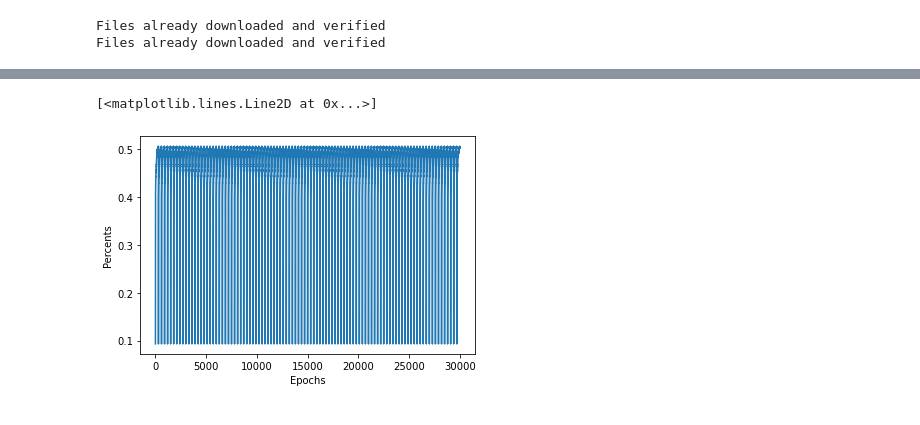
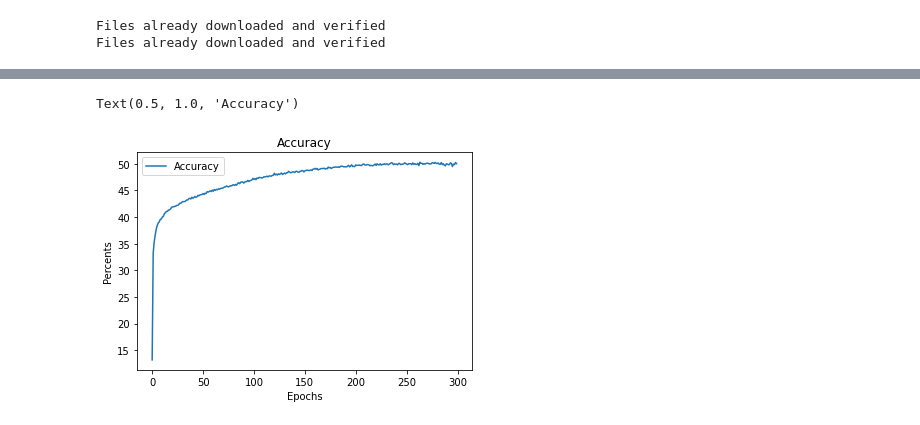
Before and after one commit to nguyjd/ecgr-4106-homeworks, a Jupyter notebook: homework 2/Homework2.ipynb, the cells around one changed output, grey strips where cells are left out. Drawn from its saved outputs; the diff is of its cells as text; code cells hidden in the pictures.

```diff
--- a/homework 2/Homework2.ipynb
+++ b/homework 2/Homework2.ipynb
@@ -91,2 +90,3 @@ optimizer = optim.SGD(model.parameters(), lr=0.001)
 # %%
-training_loop(NUM_EPOCHS, optimizer, model, nn.MSELoss(), training_vars, validation_vars, price_training, price_validation)
+train_loss, val_loss = training_loop(NUM_EPOCHS, optimizer, model, loss_function, training_tensor,
+                                     validation_tensor, price_training, price_validation)
@@ -92,0 +127,15 @@ training_loop(NUM_EPOCHS, optimizer, model, nn.MSELoss(), training_vars, validat
+# %%
+# Model with three hidden layer of 8, 32, 10
+model_new = nn.Sequential(
+        nn.Linear(5, 8),
+        nn.Tanh(),
+        nn.Linear(8, 32),
+        nn.Tanh(),
+        nn.Linear(32, 10),
+        nn.Tanh(),
+        nn.Linear(10, 1))
+
+optimizer = optim.SGD(model_new.parameters(), lr=.01)
+
+train_loss, val_loss = training_loop(NUM_EPOCHS, optimizer, model_new, nn.MSELoss(), training_tensor,
+                                     validation_tensor, price_training, price_validation)
@@ -218,15 +288,21 @@ plt.plot(val_losses, label='Validation loss')
 # %%
 # Plotting the accuracy of the model.
 
 fig = plt.figure()
 # Name the x and y axis
 plt.xlabel("Epochs")
 plt.ylabel("Percents")
 
-plt.plot(accuracies * 100, label='Accuracy')
+for i, x in enumerate(accuracies):
+    accuracies[i] = x * 100
+
+
+plt.plot(accuracies, label='Accuracy')
+plt.legend()
+plt.title("Accuracy")
 # %% [output]
-[<matplotlib.lines.Line2D at 0x...>]
+Text(0.5, 1.0, 'Accuracy')
-[figure, old version]
+[figure, new version]
 # %%
 # Two new layers in the model.
 model_new = nn.Sequential(
```
Also changed, not shown: parts of 13 cells of this notebook, 1 other file.
